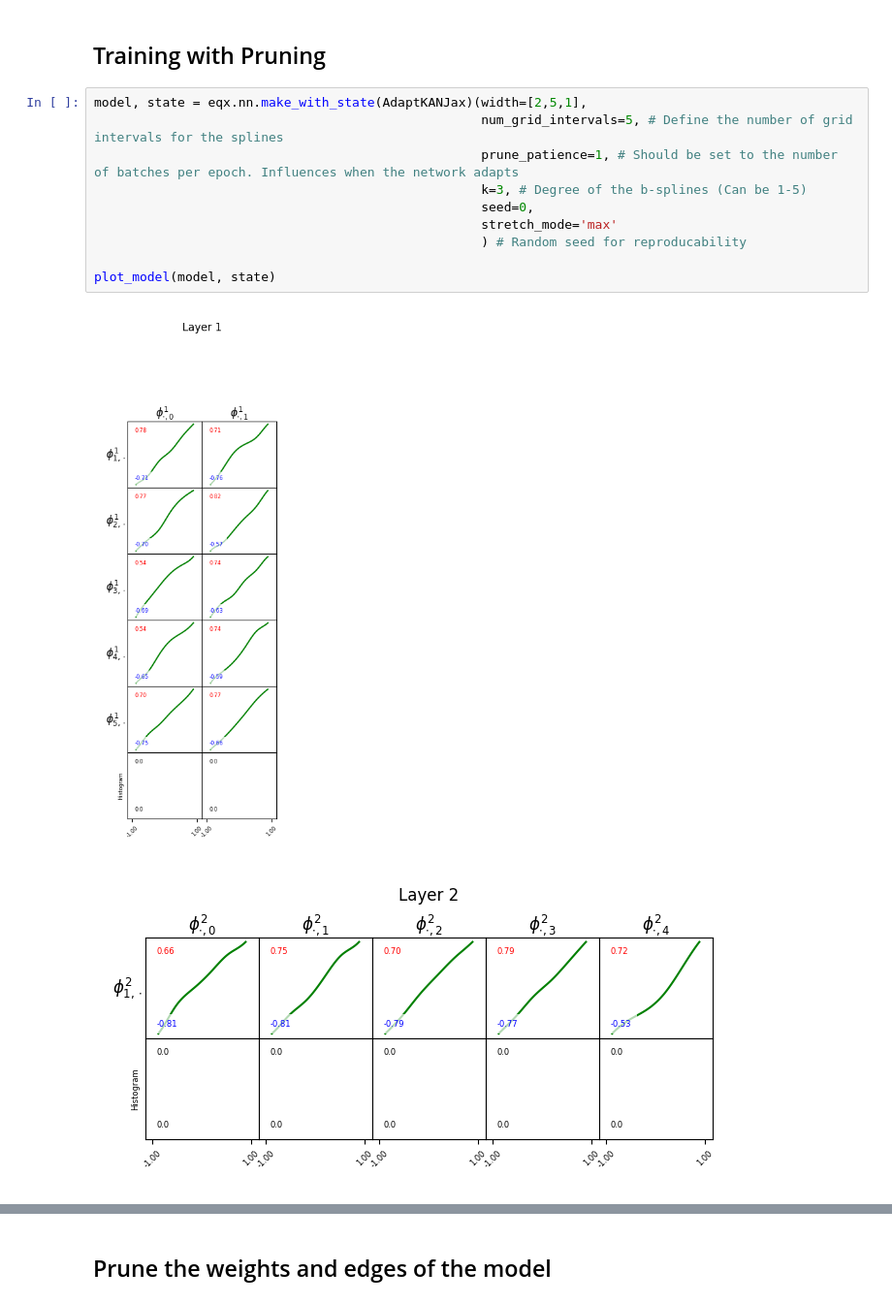
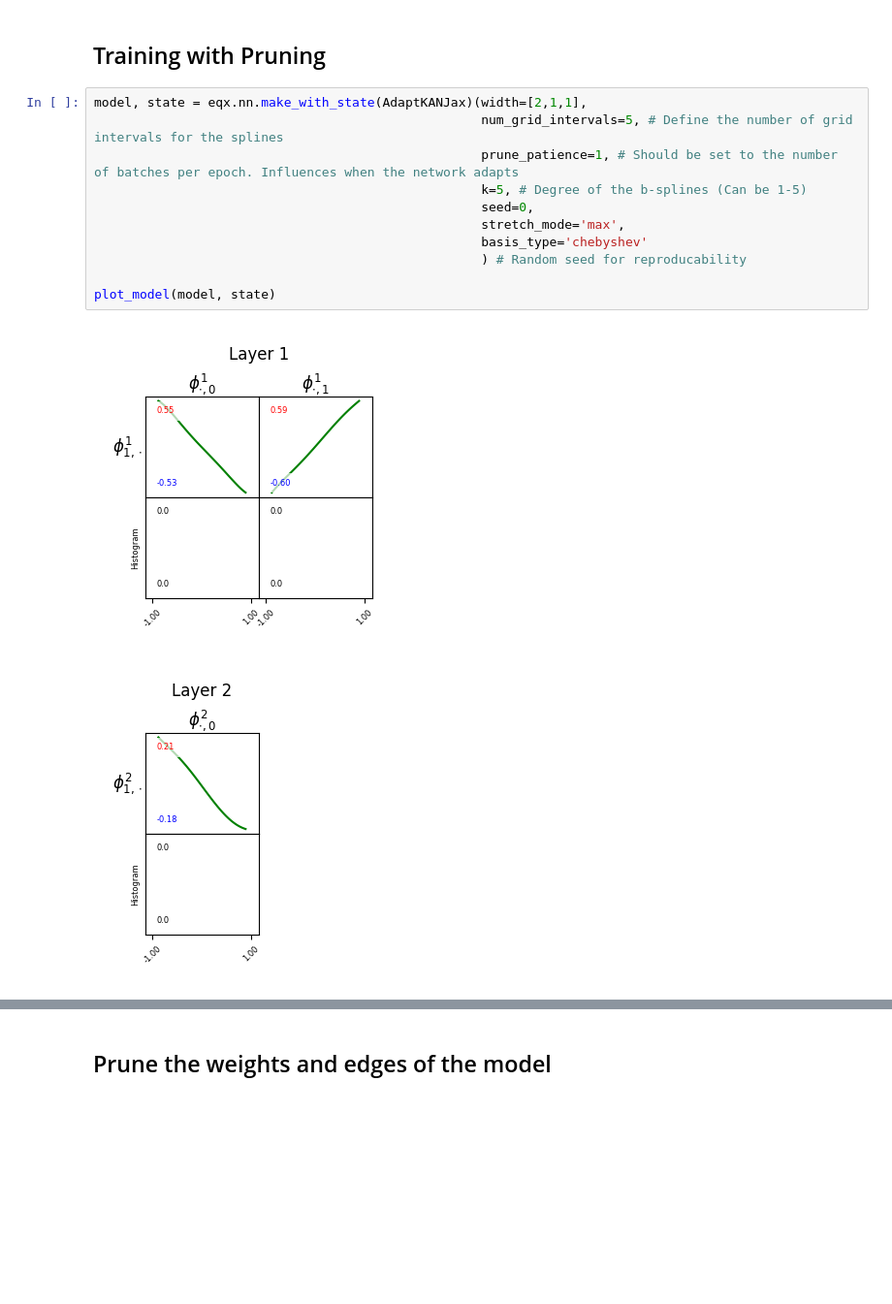
Before and after one commit to byu-magicc/adaptkan, a Jupyter notebook: adaptkan_tutorial.ipynb, the cells around one changed output, grey strips where cells are left out. Shown at 97% size. Saved outputs shown, nothing was run; the diff lists cells and outputs as text; blank space fills up the shorter version.

Commit message:
Working to get training working with chebyshev

```diff
--- a/adaptkan_tutorial.ipynb
+++ b/adaptkan_tutorial.ipynb
@@ -113,15 +113,16 @@ Took 5.391102313995361 seconds.
 # %% [markdown]
 ## Training with Pruning
 # %%
-model, state = eqx.nn.make_with_state(AdaptKANJax)(width=[2,5,1],
+model, state = eqx.nn.make_with_state(AdaptKANJax)(width=[2,1,1],
                                                    num_grid_intervals=5, # Define the number of grid intervals for the splines
                                                    prune_patience=1, # Should be set to the number of batches per epoch. Influences when the network adapts
-                                                   k=3, # Degree of the b-splines (Can be 1-5)
+                                                   k=5, # Degree of the b-splines (Can be 1-5)
                                                    seed=0,
-                                                   stretch_mode='max'
+                                                   stretch_mode='max',
+                                                   basis_type='chebyshev'
                                                    ) # Random seed for reproducability
 
 plot_model(model, state)
 # %% [output]
-[figure, old version]
+[figure, new version]
-[figure, old version]
+[figure, new version]
```
Also changed, not shown: parts of 4 cells of this notebook, 2 other files.
